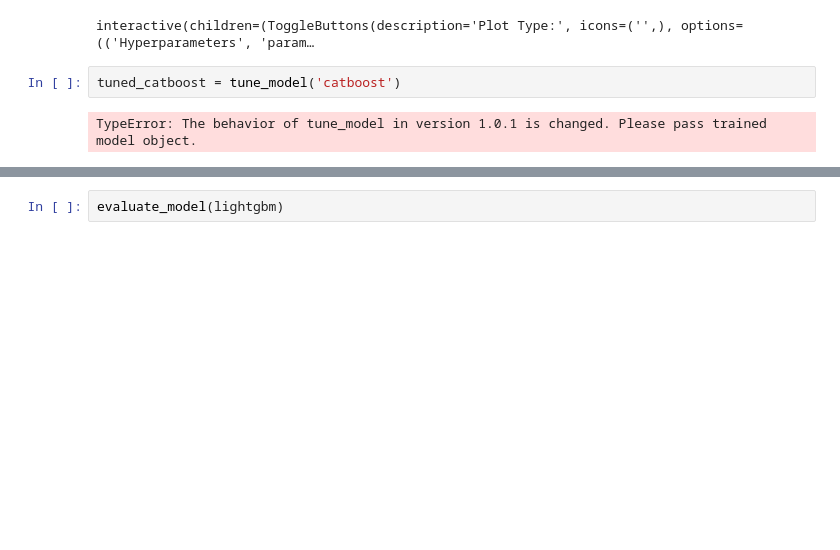
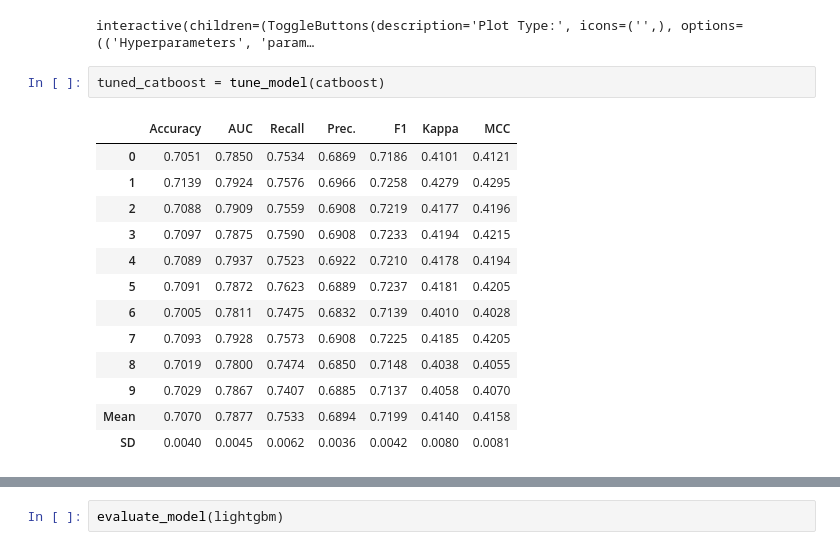
Before and after one commit to jjobes90/Loan-Approval, a Jupyter notebook: Modeling.ipynb, the cells around one changed output, grey strips where cells are left out. Saved outputs shown, nothing was run; the diff lists cells and outputs as text; blank space fills up the shorter version.

```diff
--- a/Modeling.ipynb
+++ b/Modeling.ipynb
@@ -134,9 +134,21 @@ evaluate_model(catboost)
 # %% [output]
 interactive(children=(ToggleButtons(description='Plot Type:', icons=('',), options=(('Hyperparameters', 'param…
 # %%
-tuned_catboost = tune_model('catboost')
+tuned_catboost = tune_model(catboost)
 # %% [output]
-TypeError: The behavior of tune_model in version 1.0.1 is changed. Please pass trained model object.
+|  | Accuracy | AUC | Recall | Prec. | F1 | Kappa | MCC |
+| 0 | 0.7051 | 0.7850 | 0.7534 | 0.6869 | 0.7186 | 0.4101 | 0.4121 |
+| 1 | 0.7139 | 0.7924 | 0.7576 | 0.6966 | 0.7258 | 0.4279 | 0.4295 |
+| 2 | 0.7088 | 0.7909 | 0.7559 | 0.6908 | 0.7219 | 0.4177 | 0.4196 |
+| 3 | 0.7097 | 0.7875 | 0.7590 | 0.6908 | 0.7233 | 0.4194 | 0.4215 |
+| 4 | 0.7089 | 0.7937 | 0.7523 | 0.6922 | 0.7210 | 0.4178 | 0.4194 |
+| 5 | 0.7091 | 0.7872 | 0.7623 | 0.6889 | 0.7237 | 0.4181 | 0.4205 |
+| 6 | 0.7005 | 0.7811 | 0.7475 | 0.6832 | 0.7139 | 0.4010 | 0.4028 |
+| 7 | 0.7093 | 0.7928 | 0.7573 | 0.6908 | 0.7225 | 0.4185 | 0.4205 |
+| 8 | 0.7019 | 0.7800 | 0.7474 | 0.6850 | 0.7148 | 0.4038 | 0.4055 |
+| 9 | 0.7029 | 0.7867 | 0.7407 | 0.6885 | 0.7137 | 0.4058 | 0.4070 |
+| Mean | 0.7070 | 0.7877 | 0.7533 | 0.6894 | 0.7199 | 0.4140 | 0.4158 |
+| SD | 0.0040 | 0.0045 | 0.0062 | 0.0036 | 0.0042 | 0.0080 | 0.0081 |
 # %%
 lightgbm = create_model('lightgbm')
 # %% [output]
```
Also changed, not shown: parts of 13 cells of this notebook.
